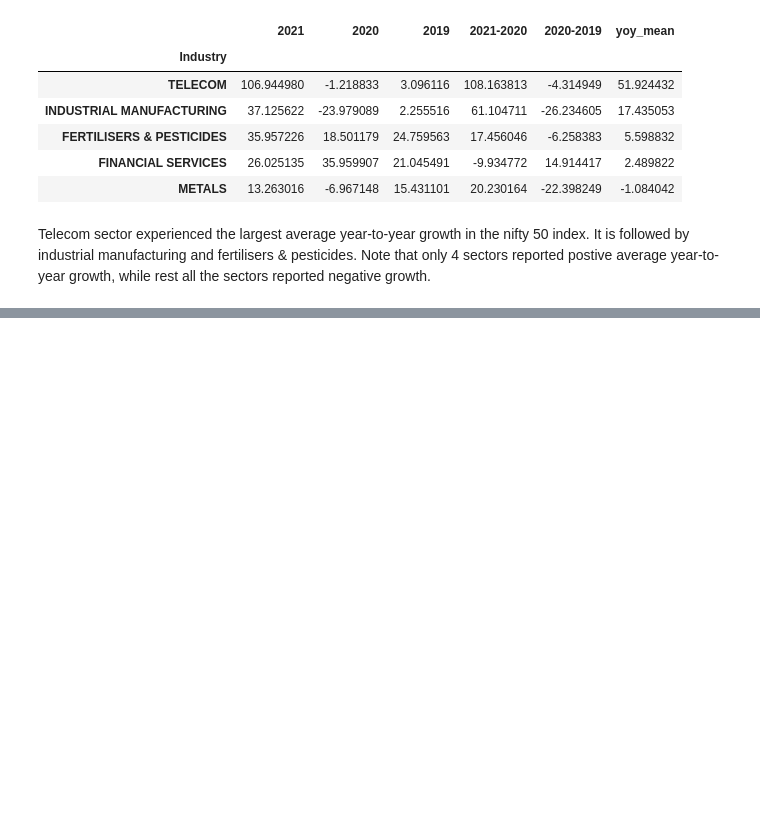
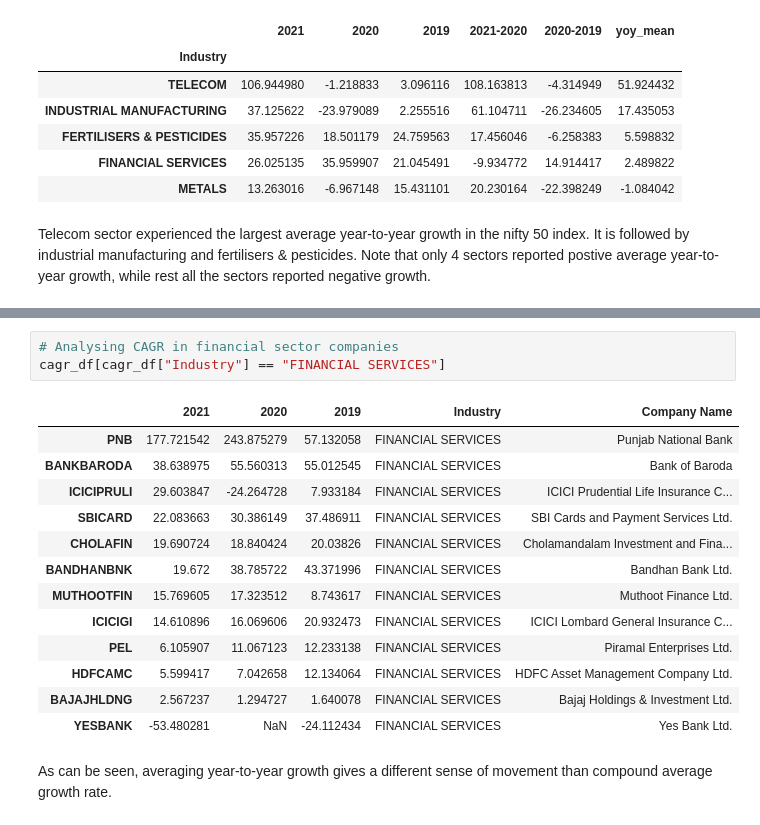
Before and after one commit to patilpushkarp/finearn, a Jupyter notebook: growth.ipynb, the cells around one changed output, grey strips where cells are left out. Saved outputs shown, nothing was run; the diff lists cells and outputs as text; blank space fills up the shorter version.

```diff
--- a/growth.ipynb
+++ b/growth.ipynb
@@ -156,0 +324,19 @@ VBox(children=(Dropdown(description='Sector', options=('TELECOM', 'INDUSTRIAL MA
+# %%
+# Analysing CAGR in financial sector companies
+cagr_df[cagr_df["Industry"] == "FINANCIAL SERVICES"]
+# %% [output]
+|  | 2021 | 2020 | 2019 | Industry | Company Name |
+| PNB | 177.721542 | 243.875279 | 57.132058 | FINANCIAL SERVICES | Punjab National Bank |
+| BANKBARODA | 38.638975 | 55.560313 | 55.012545 | FINANCIAL SERVICES | Bank of Baroda |
+| ICICIPRULI | 29.603847 | -24.264728 | 7.933184 | FINANCIAL SERVICES | ICICI Prudential Life Insurance C... |
+| SBICARD | 22.083663 | 30.386149 | 37.486911 | FINANCIAL SERVICES | SBI Cards and Payment Services Ltd. |
+| CHOLAFIN | 19.690724 | 18.840424 | 20.03826 | FINANCIAL SERVICES | Cholamandalam Investment and Fina... |
+| BANDHANBNK | 19.672 | 38.785722 | 43.371996 | FINANCIAL SERVICES | Bandhan Bank Ltd. |
+| MUTHOOTFIN | 15.769605 | 17.323512 | 8.743617 | FINANCIAL SERVICES | Muthoot Finance Ltd. |
+| ICICIGI | 14.610896 | 16.069606 | 20.932473 | FINANCIAL SERVICES | ICICI Lombard General Insurance C... |
+| PEL | 6.105907 | 11.067123 | 12.233138 | FINANCIAL SERVICES | Piramal Enterprises Ltd. |
+| HDFCAMC | 5.599417 | 7.042658 | 12.134064 | FINANCIAL SERVICES | HDFC Asset Management Company Ltd. |
+| BAJAJHLDNG | 2.567237 | 1.294727 | 1.640078 | FINANCIAL SERVICES | Bajaj Holdings & Investment Ltd. |
+| YESBANK | -53.480281 | NaN | -24.112434 | FINANCIAL SERVICES | Yes Bank Ltd. |
+# %% [markdown]
+As can be seen, averaging year-to-year growth gives a different sense of movement than compound average growth rate.
```
Also changed, not shown: parts of 20 cells of this notebook.
